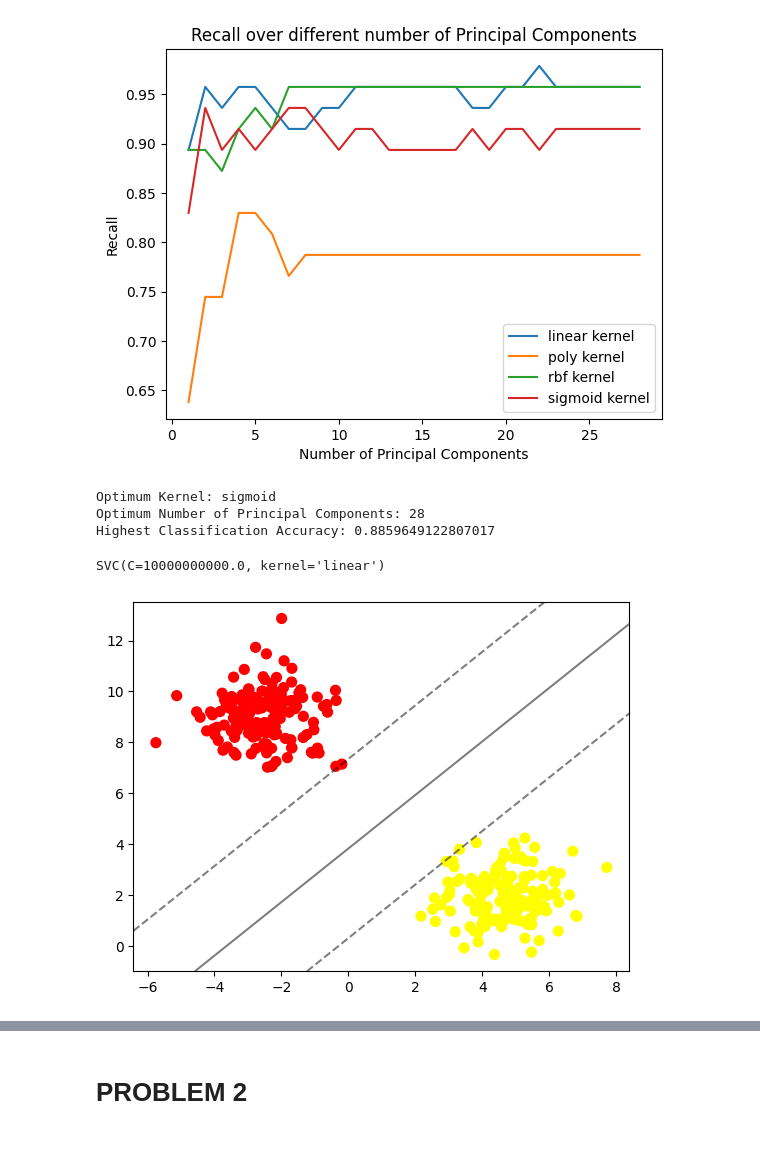
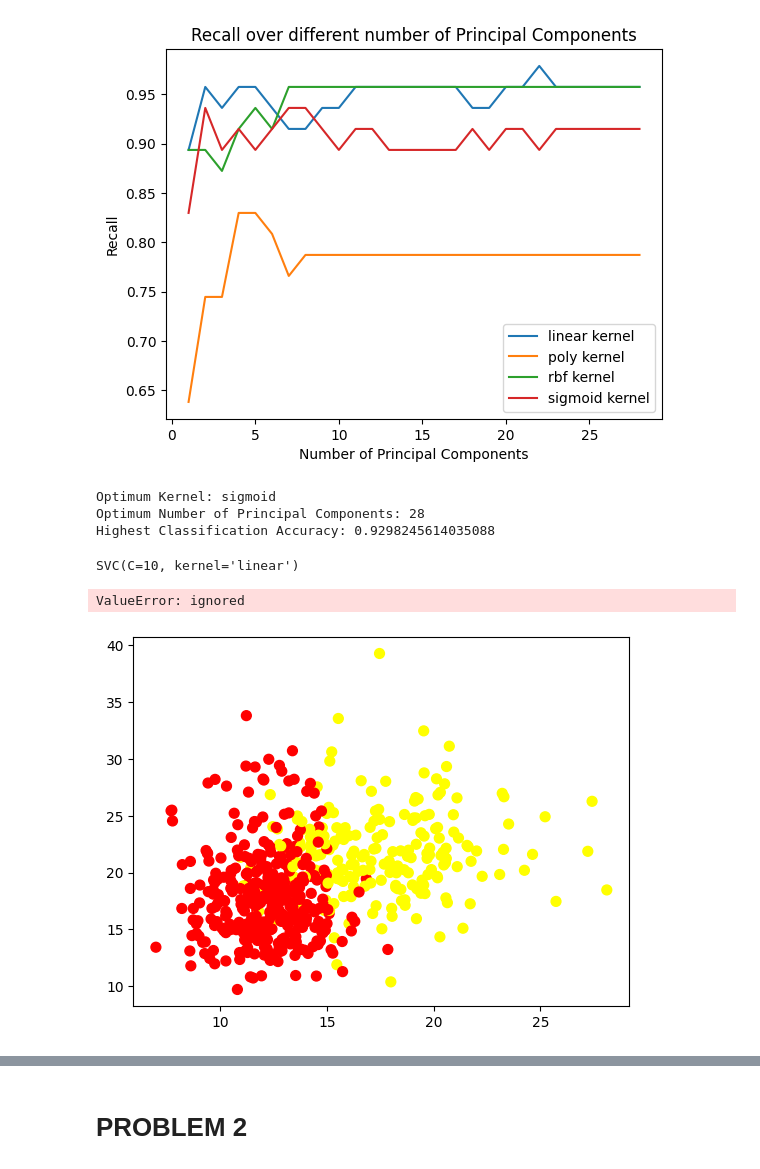
Before and after one commit to Swayyum/Intro-to-ML, a Jupyter notebook: HW4.ipynb, the cells around one changed output, grey strips where cells are left out. Cells and saved outputs as stored; diff of their text form; code cells hidden in the pictures.

```diff
--- a/HW4.ipynb
+++ b/HW4.ipynb
@@ -55,6 +54,6 @@ cancer.head(20)
 | 19 | 8510426 | B | 13.54 | 14.36 | 87.46 | 566.3 | 0.09779 | ... |
 20 rows × 33 columns
 # %%
-x = cancer.iloc[:,2:30].values  #Features
+X = cancer.iloc[:,2:30].values  #Features
 y = cancer.iloc[:,1].values  #Target
 # %%
@@ -112,16 +116,10 @@ for metric in ['accuracy', 'precision', 'recall']:
 [figure]
 [figure]
 # %%
-optimum_values = {
-    'kernel': '',
-    'n_components': 0,
-    'accuracy': 0
-}
 if accuracy > optimum_values['accuracy']:
-      optimum_values['accuracy'] = accuracy
-      optimum_values['kernel'] = kernel
-      optimum_values['n_components'] = n_components
-
+            optimum_values['accuracy'] = accuracy
+            optimum_values['kernel'] = kernel
+            optimum_values['n_components'] = n_components
 # Print the optimum values
 print(f"Optimum Kernel: {optimum_values['kernel']}")
 print(f"Optimum Number of Principal Components: {optimum_values['n_components']}")
@@ -129,42 +127,44 @@ print(f"Highest Classification Accuracy: {optimum_values['accuracy']}")
 # %% [output]
 Optimum Kernel: sigmoid
 Optimum Number of Principal Components: 28
-Highest Classification Accuracy: 0.8859649122807017
+Highest Classification Accuracy: 0.9298245614035088
 # %%
 # "Linear Support vector classifier"
 from sklearn.svm import SVC
-model = SVC(kernel='linear', C=1E10)
-model.fit(x, y)
+model = SVC(kernel='linear', C=10)
+model.fit(X, y)
 # %% [output]
-SVC(C=10000000000.0, kernel='linear')
+SVC(C=10, kernel='linear')
 # %%
+#To better visualize what's happening here, let's create a quick convenience function that will plot SVM decision boundaries for us:
 def plot_svc_decision_function(model, ax=None, plot_support=True):
     """Plot the decision function for a 2D SVC"""
     if ax is None:
-        ax = plt.gca()
-    xlim = ax.get_xlim()
-    ylim = ax.get_ylim()
+      ax = plt.gca()
+      xlim = ax.get_xlim()
+      ylim = ax.get_ylim()
 
-    # create grid to evaluate model
+  # create grid to evaluate model
     x = np.linspace(xlim[0], xlim[1], 30)
     y = np.linspace(ylim[0], ylim[1], 30)
     Y, X = np.meshgrid(y, x)
     xy = np.vstack([X.ravel(), Y.ravel()]).T
     P = model.decision_function(xy).reshape(X.shape)
 
     # plot decision boundary and margins
     ax.contour(X, Y, P, colors='k',
-               levels=[-1, 0, 1], alpha=0.5,
-               linestyles=['--', '-', '--'])
+            levels=[-1, 0, 1], alpha=0.5,
+            linestyles=['--', '-', '--'])
 
     # plot support vectors
     if plot_support:
-        ax.scatter(model.support_vectors_[:, 0],
-                   model.support_vectors_[:, 1],
-                   s=300, linewidth=1, facecolors='none');
-    ax.set_xlim(xlim)
-    ax.set_ylim(ylim)
-plt.scatter(x[:, 0], x[:, 1], c=y, s=50, cmap='autumn')
-plot_svc_decision_function(model);
+       ax.scatter(model.support_vectors_[:, 0],
+                  model.support_vectors_[:, 1],
+                  s=300, linewidth=1, facecolors='none');
+       ax.set_xlim(xlim)
+      ax.set_ylim(ylim)
+plt.scatter(X[:, 0], X[:, 1], c=y_encoded, s=50, cmap='autumn')
+plot_svc_decision_function(model)
 # %% [output]
+ValueError: ignored
-[figure, old version]
+[figure, new version]
```
Also changed, not shown: parts of 11 cells of this notebook.
